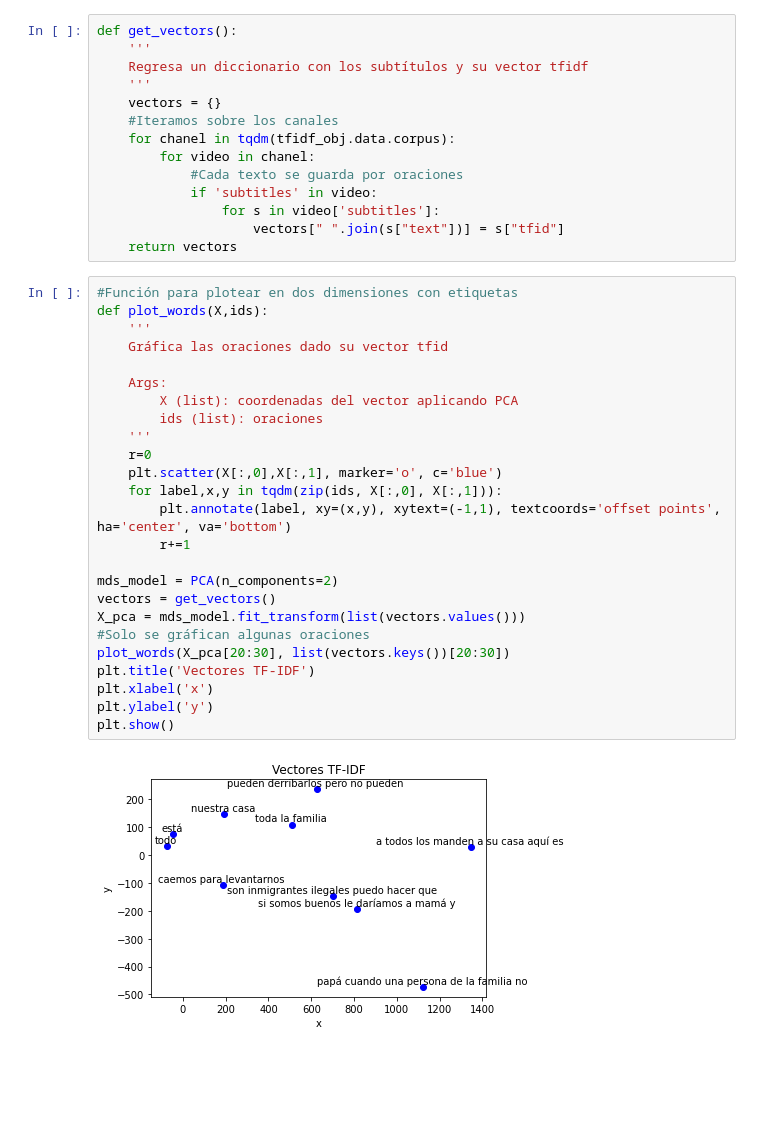
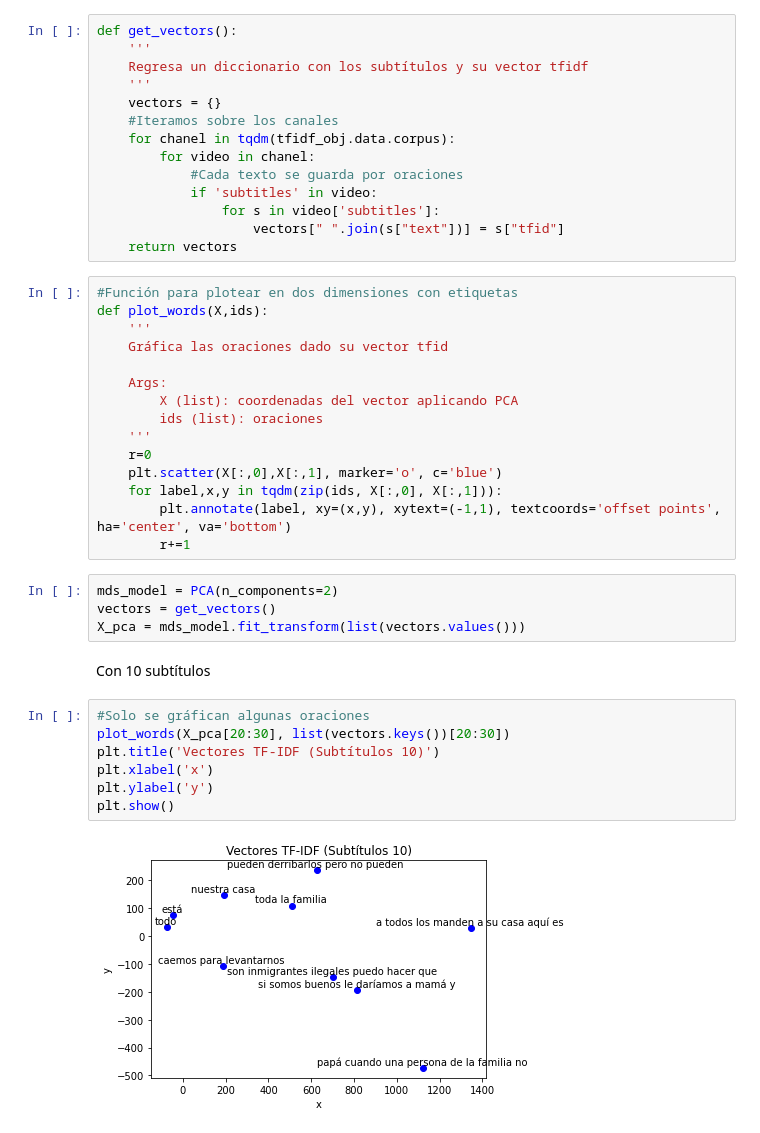
Before and after one commit to KarlaDSJ/PlayPhrase2.0, a Jupyter notebook: notebooks/Agrupar.ipynb, the cells around one changed output. Saved outputs shown, nothing was run; the diff lists cells and outputs as text; blank space fills up the shorter version.

```diff
--- a/notebooks/Agrupar.ipynb
+++ b/notebooks/Agrupar.ipynb
@@ -58,15 +63,18 @@ def plot_words(X,ids):
     for label,x,y in tqdm(zip(ids, X[:,0], X[:,1])):
         plt.annotate(label, xy=(x,y), xytext=(-1,1), textcoords='offset points', ha='center', va='bottom')
         r+=1
-
-mds_model = PCA(n_components=2)
-vectors = get_vectors()
-X_pca = mds_model.fit_transform(list(vectors.values()))
-#Solo se gráfican algunas oraciones
-plot_words(X_pca[20:30], list(vectors.keys())[20:30])
-plt.title('Vectores TF-IDF')
-plt.xlabel('x')
-plt.ylabel('y')
-plt.show()
-# %% [output]
-[figure, removed]
+# %%
+mds_model = PCA(n_components=2)
+vectors = get_vectors()
+X_pca = mds_model.fit_transform(list(vectors.values()))
+# %% [markdown]
+Con 10 subtítulos
+# %%
+#Solo se gráfican algunas oraciones
+plot_words(X_pca[20:30], list(vectors.keys())[20:30])
+plt.title('Vectores TF-IDF (Subtítulos 10)')
+plt.xlabel('x')
+plt.ylabel('y')
+plt.show()
+# %% [output]
+[figure, added]
```
Also changed, not shown: parts of 17 cells of this notebook, 1 other file.
